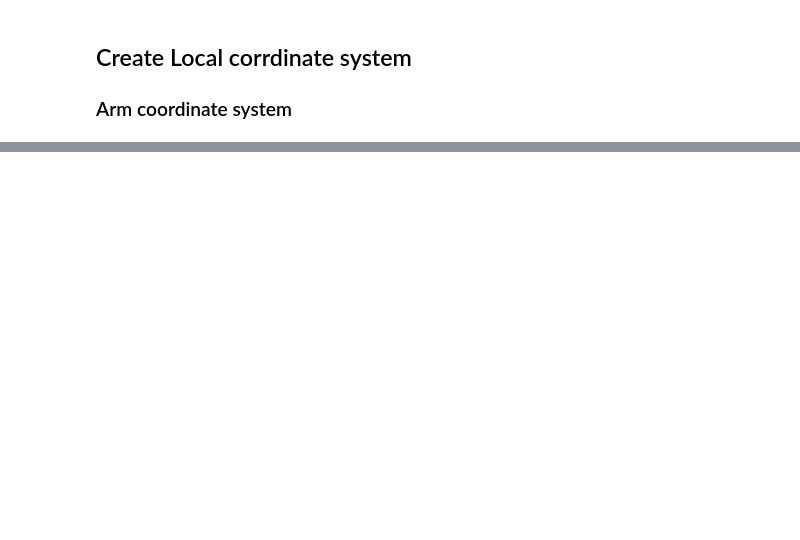
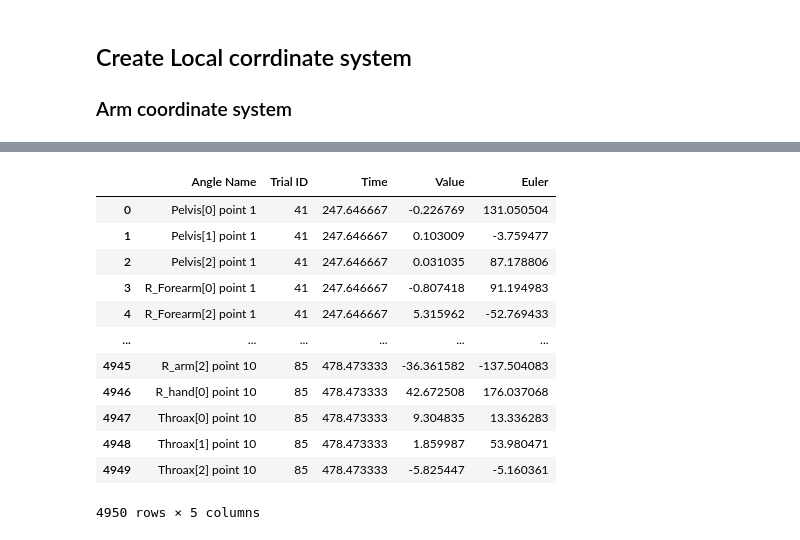
Before and after one commit to Motor-Learning-Lab/MCSRsystem, a Jupyter notebook: SetupV2/MultSynchronization/SetipV2.ipynb, the cells around one changed output, grey strips where cells are left out. Saved outputs shown, nothing was run; the diff lists cells and outputs as text; code cells hidden in the pictures; blank space fills up the shorter version.

```diff
--- a/SetupV2/MultSynchronization/SetipV2.ipynb
+++ b/SetupV2/MultSynchronization/SetipV2.ipynb
@@ -152,0 +339,17 @@ plt.show()
+# %%
+
+
+# Find closest indices in `euler_vels.time` for each trial's start and end time
+trial_indices = [
+    (
+        np.abs(euler_vels.time - start).argmin(),  # Closest index to start time
+        np.abs(euler_vels.time - end).argmin()     # Closest index to end time
+    )
+    for start, end in synced_start_end_times
+]
+
+# Use these indices to slice `euler_vels.time` for each trial
+trial_segments = [euler_vels.time[start_idx:end_idx+1] for start_idx, end_idx in trial_indices]
+
+# Check the first few segments as a sample
+len(trial_segments)
@@ -152,0 +967,27 @@ plt.show()
+# %%
+# Step 1: Filter trials 30 to 40
+Rotation_data = all_joints_df[(all_joints_df['Trial ID'] >= 41) & (all_joints_df['Trial ID'] <= 85)]
+
+# # Step 2: Group by 'Angle Name' and calculate the mean value for each angle
+# base_vel= Rotation_data.groupby('Angle Name')['Value'].mean().reset_index()
+# base_euler = Rotation_data.groupby('Angle Name')['Euler'].mean().reset_index()
+
+# # Step 3: Rename the column for clarity if needed
+# base_vel.rename(columns={'Value': 'Base Value'}, inplace=True)
+# base_euler.rename(columns={'Euler': 'Base Euler'}, inplace=True)
+# %%
+Rotation_data.sort_values(by=["Trial ID","Time", "Angle Name"]).reset_index(drop=True)
+# %% [output]
+|  | Angle Name | Trial ID | Time | Value | Euler |
+| 0 | Pelvis[0] point 1 | 41 | 247.646667 | -0.226769 | 131.050504 |
+| 1 | Pelvis[1] point 1 | 41 | 247.646667 | 0.103009 | -3.759477 |
+| 2 | Pelvis[2] point 1 | 41 | 247.646667 | 0.031035 | 87.178806 |
+| 3 | R_Forearm[0] point 1 | 41 | 247.646667 | -0.807418 | 91.194983 |
+| 4 | R_Forearm[2] point 1 | 41 | 247.646667 | 5.315962 | -52.769433 |
+| ... | ... | ... | ... | ... | ... |
+| 4945 | R_arm[2] point 10 | 85 | 478.473333 | -36.361582 | -137.504083 |
+| 4946 | R_hand[0] point 10 | 85 | 478.473333 | 42.672508 | 176.037068 |
+| 4947 | Throax[0] point 10 | 85 | 478.473333 | 9.304835 | 13.336283 |
+| 4948 | Throax[1] point 10 | 85 | 478.473333 | 1.859987 | 53.980471 |
+| 4949 | Throax[2] point 10 | 85 | 478.473333 | -5.825447 | -5.160361 |
+4950 rows × 5 columns
```
Also changed, not shown: parts of 53 cells of this notebook, 1 other file.
